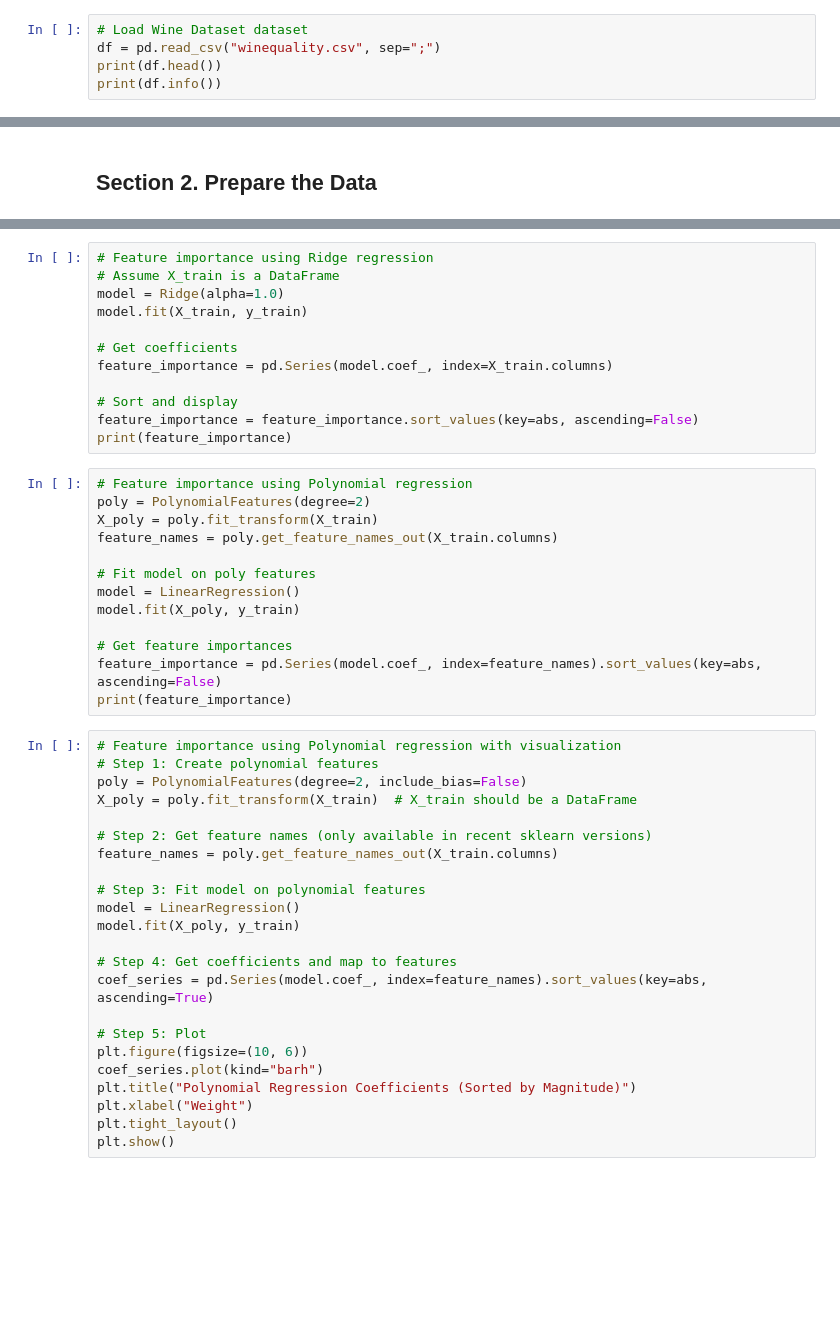
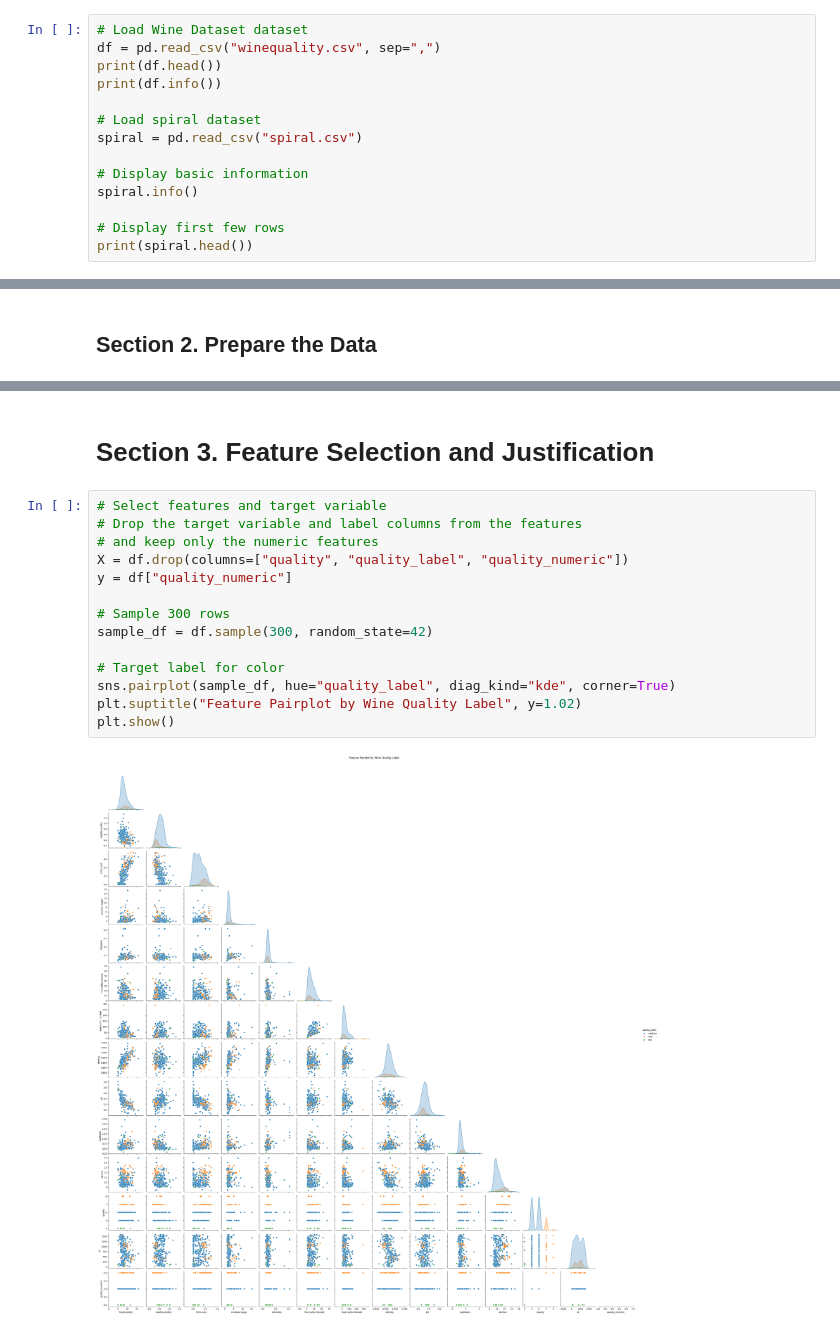
Before and after one commit to JBtallgrass/applied-ml-jballard, a Jupyter notebook: lab05/ensemble-jballard.ipynb, the cells around one changed output, grey strips where cells are left out. Drawn from its saved outputs; the diff is of its cells as text; blank space fills up the shorter version.

Commit message:
Section 5 Complete

```diff
--- a/lab05/ensemble-jballard.ipynb
+++ b/lab05/ensemble-jballard.ipynb
@@ -32,7 +42,16 @@ os.makedirs(output_dir, exist_ok=True)
 ## Section 1 Load and Inspect the Data
 # %%
 # Load Wine Dataset dataset
-df = pd.read_csv("winequality.csv", sep=";")
+df = pd.read_csv("winequality.csv", sep=",")
 print(df.head())
 print(df.info())
+
+# Load spiral dataset
+spiral = pd.read_csv("spiral.csv")
+
+# Display basic information
+spiral.info()
+
+# Display first few rows
+print(spiral.head())
 # %% [output]
@@ -684,48 +172,18 @@ print(df_models.to_markdown(index=False))
-# %%
-# Feature importance using Ridge regression
-# Assume X_train is a DataFrame
-model = Ridge(alpha=1.0)
-model.fit(X_train, y_train)
-
-# Get coefficients
-feature_importance = pd.Series(model.coef_, index=X_train.columns)
-
-# Sort and display
-feature_importance = feature_importance.sort_values(key=abs, ascending=False)
-print(feature_importance)
-# %%
-# Feature importance using Polynomial regression
-poly = PolynomialFeatures(degree=2)
-X_poly = poly.fit_transform(X_train)
-feature_names = poly.get_feature_names_out(X_train.columns)
-
-# Fit model on poly features
-model = LinearRegression()
-model.fit(X_poly, y_train)
-
-# Get feature importances
-feature_importance = pd.Series(model.coef_, index=feature_names).sort_values(key=abs, ascending=False)
-print(feature_importance)
-# %%
-# Feature importance using Polynomial regression with visualization
-# Step 1: Create polynomial features
-poly = PolynomialFeatures(degree=2, include_bias=False)
-X_poly = poly.fit_transform(X_train)  # X_train should be a DataFrame
-
-# Step 2: Get feature names (only available in recent sklearn versions)
-feature_names = poly.get_feature_names_out(X_train.columns)
-
-# Step 3: Fit model on polynomial features
-model = LinearRegression()
-model.fit(X_poly, y_train)
-
-# Step 4: Get coefficients and map to features
-coef_series = pd.Series(model.coef_, index=feature_names).sort_values(key=abs, ascending=True)
-
-# Step 5: Plot
-plt.figure(figsize=(10, 6))
-coef_series.plot(kind="barh")
-plt.title("Polynomial Regression Coefficients (Sorted by Magnitude)")
-plt.xlabel("Weight")
-plt.tight_layout()
-plt.show()
+# %% [markdown]
+# Section 3. Feature Selection and Justification
+# %%
+# Select features and target variable
+# Drop the target variable and label columns from the features
+# and keep only the numeric features
+X = df.drop(columns=["quality", "quality_label", "quality_numeric"])
+y = df["quality_numeric"]
+
+# Sample 300 rows
+sample_df = df.sample(300, random_state=42)
+
+# Target label for color
+sns.pairplot(sample_df, hue="quality_label", diag_kind="kde", corner=True)
+plt.suptitle("Feature Pairplot by Wine Quality Label", y=1.02)
+plt.show()
+# %% [output]
+[figure, added]
```
Also changed, not shown: parts of 58 cells of this notebook, 2 other files.
